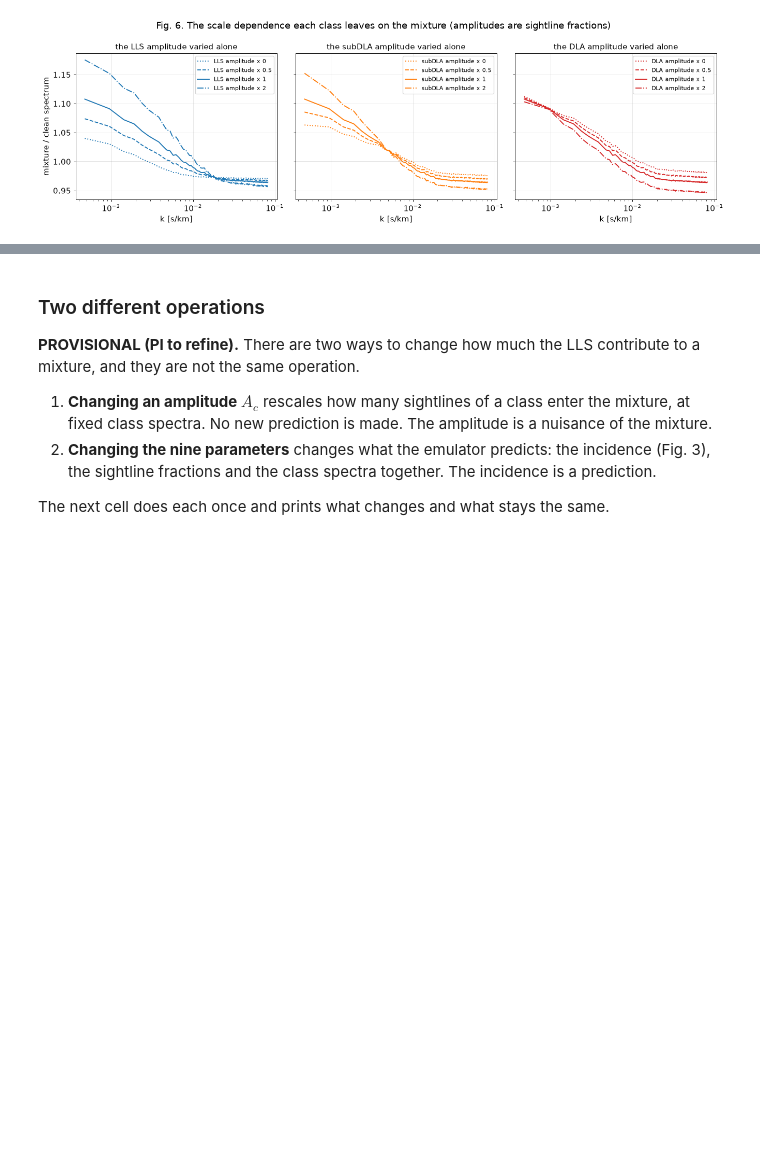
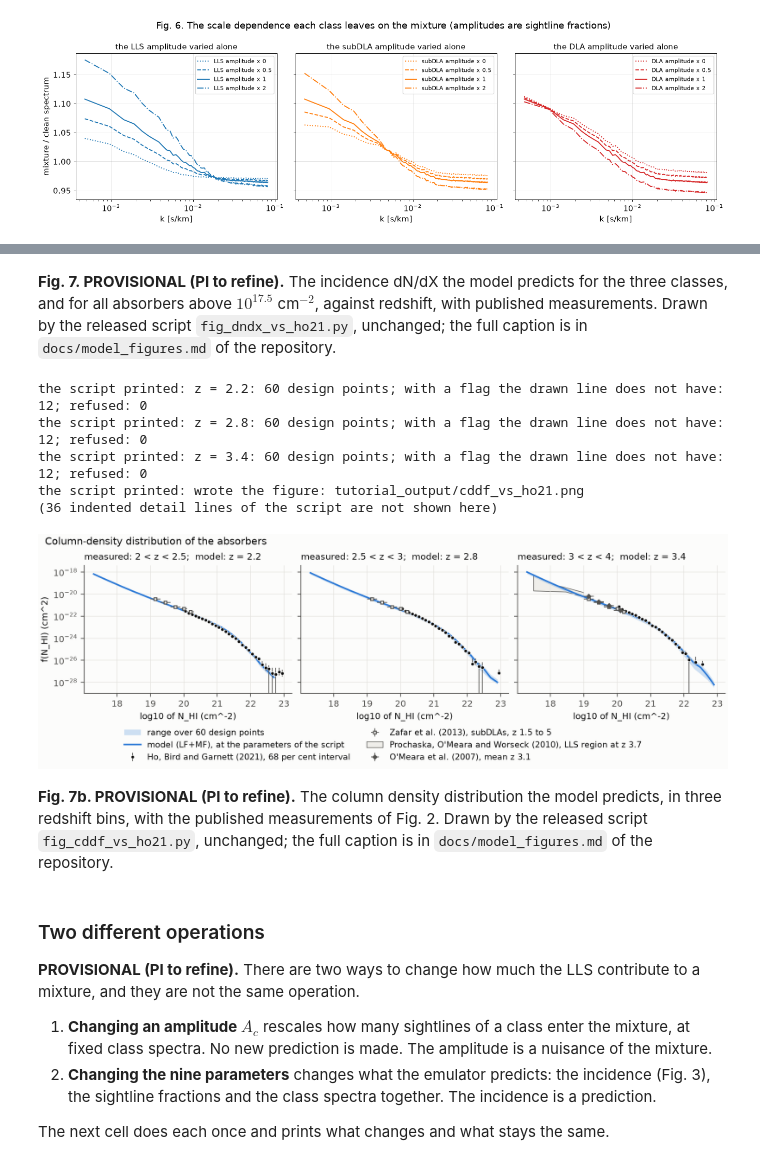
Before and after one commit to jibanCat/hcd_priya, a Jupyter notebook: notebooks/tutorial/hcd_priya_tutorial.ipynb, the cells around one changed output, grey strips where cells are left out. Saved outputs shown, nothing was run; the diff lists cells and outputs as text; code cells hidden in the pictures; blank space fills up the shorter version.

```diff
--- a/notebooks/tutorial/hcd_priya_tutorial.ipynb
+++ b/notebooks/tutorial/hcd_priya_tutorial.ipynb
@@ -84,6 +84,34 @@ ASSETS = {
     "notebooks/tutorial/assets/figures/joss_architecture.png": {
         "sha256": "47302de8ce8d49e523312e1a67590ce8f0829cfa3d728e8cb304723bd3f6c68d",
         "url": "https://raw.githubusercontent.com/jibanCat/hcd_priya/7caaeb52c9ecffd9c6472a8231533389c990cc86/notebooks/tutorial/assets/figures/joss_architecture.png",
+    },
+    "examples/mock_recovery.py": {
+        "sha256": "6bd6f300caf6d2d82edd5bb5bb745523c6c9ec8f08612902aa23a812ab47093a",
+        "url": "https://raw.githubusercontent.com/jibanCat/hcd_priya/v1.0.0/examples/mock_recovery.py",
+    },
+    "scripts/figures/figures_common.py": {
+        "sha256": "aa1f2bc4320c3fb78ea820a355193b832b1f3454bdae51428cec8ad867a2200e",
+        "url": "https://raw.githubusercontent.com/jibanCat/hcd_priya/v1.0.0/scripts/figures/figures_common.py",
+    },
+    "scripts/figures/fig_dndx_vs_ho21.py": {
+        "sha256": "66301416141d6340cb20b45e58a83f089e84e2e6dd7a14c87511396eb59001e0",
+        "url": "https://raw.githubusercontent.com/jibanCat/hcd_priya/v1.0.0/scripts/figures/fig_dndx_vs_ho21.py",
+    },
+    "scripts/figures/fig_cddf_vs_ho21.py": {
+        "sha256": "4884bfe4cf55155882516b625f319c65d6aac46f2a09b7df02a47fc376777e65",
+        "url": "https://raw.githubusercontent.com/jibanCat/hcd_priya/v1.0.0/scripts/figures/fig_cddf_vs_ho21.py",
+    },
+    "scripts/figures/fig_class_ratio_vs_rogers18.py": {
+        "sha256": "5825e6935ff46561190b070deb72a11a39b439ee127616648aa63148ade7c3f6",
+        "url": "https://raw.githubusercontent.com/jibanCat/hcd_priya/v1.0.0/scripts/figures/fig_class_ratio_vs_rogers18.py",
+    },
+    "docs/figures/data/priya_lf_design_60.csv": {
+        "sha256": "a47f23bfce73b3d765206cef5b116cf42b3705c9a0df85a5e665cda185255d42",
+        "url": "https://raw.githubusercontent.com/jibanCat/hcd_priya/v1.0.0/docs/figures/data/priya_lf_design_60.csv",
+    },
+    "docs/figures/data/SHA256SUMS": {
+        "sha256": "2afe737238bbc832b1da5606cc05b8095fe236a9b5164a33add1556e43330d84",
+        "url": "https://raw.githubusercontent.com/jibanCat/hcd_priya/v1.0.0/docs/figures/data/SHA256SUMS",
     },
 }
 
@@ -646,3 +671,23 @@ factors applied to the measurements: Ho, Bird and Garnett (2021) 1.0202 to 1.022
+# %% [markdown]
+**Fig. 7. PROVISIONAL (PI to refine).** The incidence dN/dX the model predicts for the three classes, and for all
+absorbers above $10^{17.5}$ cm$^{-2}$, against redshift, with published measurements. Drawn by the released script
+`fig_dndx_vs_ho21.py`, unchanged; the full caption is in `docs/model_figures.md` of the repository.
+# %%
+# Fig. 7b. The column density distribution the model predicts, with published measurements: drawn by the released
+# script scripts/figures/fig_cddf_vs_ho21.py, unchanged, with the published model.
+show_script_output(run_released_script("scripts/figures/fig_cddf_vs_ho21.py", ["--published", "--out", str(OUT / "cddf_vs_ho21.png")]))
+display(Image(filename=str(OUT / "cddf_vs_ho21.png"), width=900))
+# %% [output]
+the script printed: z = 2.2: 60 design points; with a flag the drawn line does not have: 12; refused: 0
+the script printed: z = 2.8: 60 design points; with a flag the drawn line does not have: 12; refused: 0
+the script printed: z = 3.4: 60 design points; with a flag the drawn line does not have: 12; refused: 0
+the script printed: wrote the figure: tutorial_output/cddf_vs_ho21.png
+(36 indented detail lines of the script are not shown here)
+[figure, added]
+# %% [markdown]
+**Fig. 7b. PROVISIONAL (PI to refine).** The column density distribution the model predicts, in three redshift
+bins, with the published measurements of Fig. 2. Drawn by the released script `fig_cddf_vs_ho21.py`, unchanged;
+the full caption is in `docs/model_figures.md` of the repository.
 # %% [markdown]
 ### Two different operations
 
```
Also changed, not shown: parts of 36 cells of this notebook, 6 other files.
